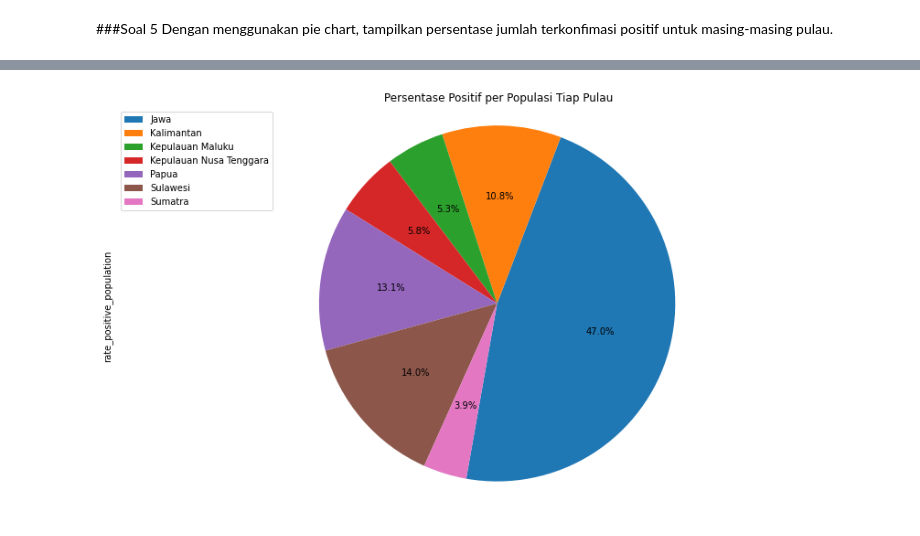
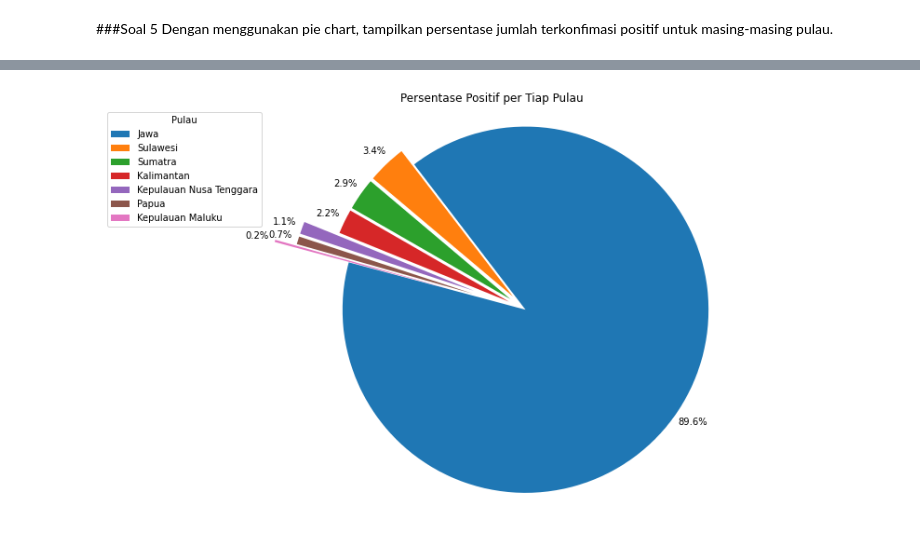
Before and after one commit to FarizMR/Learn-Data-Visual, a Jupyter notebook: Midterm Visdat.ipynb, the cells around one changed output, grey strips where cells are left out. Cells and saved outputs as stored; diff of their text form; code cells hidden in the pictures.

```diff
--- a/Midterm Visdat.ipynb
+++ b/Midterm Visdat.ipynb
@@ -210,0 +196,3 @@ soal5
+# %%
+soal5 = df.groupby('island', axis=0).sum().sort_values('confirmed', ascending = False)
+soal5
@@ -211,8 +209,14 @@ soal5
 # %%
-soal5['rate_positive_population'].plot(kind='pie', figsize=(15,8),autopct='%1.1f%%', startangle=260, labels=None)
-plt.title('Persentase Positif per Populasi Tiap Pulau')
+soal5['confirmed'].plot(kind='pie',
+                        figsize=(15,8),
+                        autopct='%1.1f%%',
+                        pctdistance=1.1,
+                        startangle=165,
+                        explode=[0, 0.1, 0.1, 0.1, 0.3, 0.3, 0.42] ,
+                        labels=None).yaxis.set_visible(False)
+plt.title('Persentase Positif per Tiap Pulau')
 plt.axis('equal')
-plt.legend(labels=soal5.index, loc='upper left')
+plt.legend(labels=soal5.index, loc='upper left', title='Pulau')
 plt.show()
 # %% [output]
-[figure, old version]
+[figure, new version]
```
Also changed, not shown: parts of 4 cells of this notebook.
